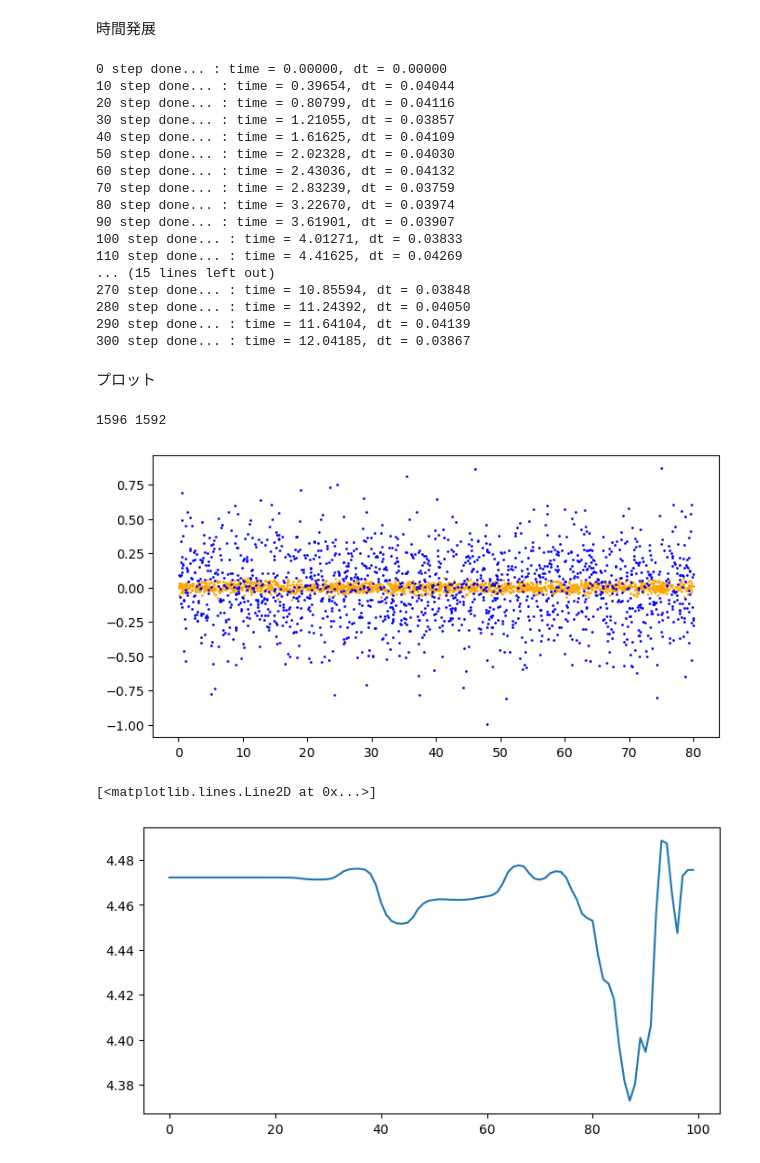
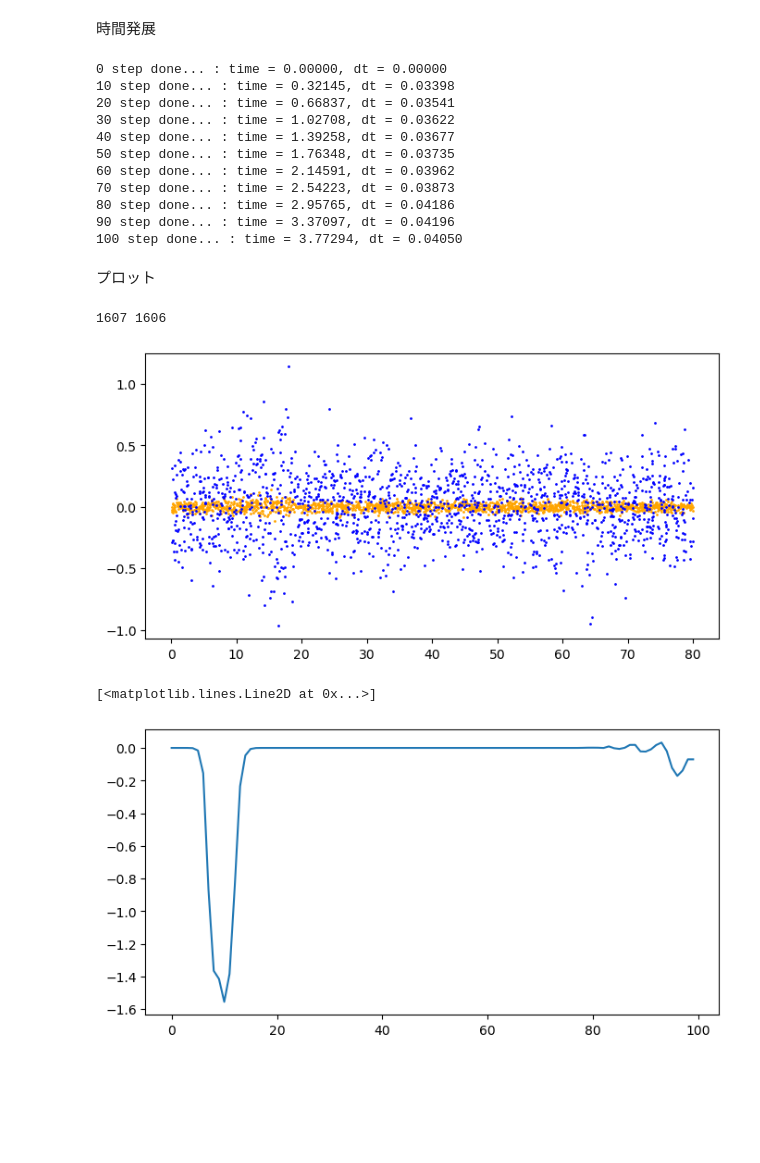
Before and after one commit to keita-akutagawa/MHD-PIC, a Jupyter notebook: 1D/Alfven_MHD-PIC.ipynb, the cells around one changed output. Cells and saved outputs as stored; diff of their text form; code cells hidden in the pictures; blank space fills up the shorter version.

```diff
--- a/1D/Alfven_MHD-PIC.ipynb
+++ b/1D/Alfven_MHD-PIC.ipynb
@@ -922,7 +924,7 @@ index_interface_pic_end = 20
 #STEP1:PICとMHDの時間を合わせる
 #以下、t1からt2に時間発展させるとする
 #ただし、t2 = t1 + dt_mhdとする
-steps = 300
+steps = 1000
 time = 0.0
 for step in range(steps+1):
 
@@ -1091,45 +1093,39 @@ for step in range(steps+1):
             )
 # %% [output]
 0 step done... : time = 0.00000, dt = 0.00000
-10 step done... : time = 0.39654, dt = 0.04044
-20 step done... : time = 0.80799, dt = 0.04116
-30 step done... : time = 1.21055, dt = 0.03857
-40 step done... : time = 1.61625, dt = 0.04109
-50 step done... : time = 2.02328, dt = 0.04030
-60 step done... : time = 2.43036, dt = 0.04132
-70 step done... : time = 2.83239, dt = 0.03759
-80 step done... : time = 3.22670, dt = 0.03974
-90 step done... : time = 3.61901, dt = 0.03907
-100 step done... : time = 4.01271, dt = 0.03833
-110 step done... : time = 4.41625, dt = 0.04269
-... (15 lines left out)
-270 step done... : time = 10.85594, dt = 0.03848
-280 step done... : time = 11.24392, dt = 0.04050
-290 step done... : time = 11.64104, dt = 0.04139
-300 step done... : time = 12.04185, dt = 0.03867
+10 step done... : time = 0.32145, dt = 0.03398
+20 step done... : time = 0.66837, dt = 0.03541
+30 step done... : time = 1.02708, dt = 0.03622
+40 step done... : time = 1.39258, dt = 0.03677
+50 step done... : time = 1.76348, dt = 0.03735
+60 step done... : time = 2.14591, dt = 0.03962
+70 step done... : time = 2.54223, dt = 0.03873
+80 step done... : time = 2.95765, dt = 0.04186
+90 step done... : time = 3.37097, dt = 0.04196
+100 step done... : time = 3.77294, dt = 0.04050
 # %% [markdown]
 プロット
 # %%
 fig = plt.figure(figsize=(8, 4))
 ax1 = fig.add_subplot(111)
 
-k = 300
+k = 1000
 x_ion = np.load(f"results_MH_alfven/x_ion_{k}.npy")
 x_electron = np.load(f"results_MH_alfven/x_electron_{k}.npy")
 v_ion = np.load(f"results_MH_alfven/v_ion_{k}.npy")
 v_electron = np.load(f"results_MH_alfven/v_electron_{k}.npy")
 
 plt.scatter(x_ion[0, :], v_ion[0, :], s=1, color='orange')
 plt.scatter(x_electron[0, :], v_electron[0, :], s=1, color='blue')
 print(x_ion.shape[1], x_electron.shape[1])
 # %% [output]
-1596 1592
+1607 1606
-[figure, old version]
+[figure, new version]
 # %%
 fig = plt.figure(figsize=(8, 4))
 ax1 = fig.add_subplot(111)
 
-k = 300
+k = 10
 U = np.load(f"results_MH_alfven/U1_{k}.npy")
 rho = U[0, :]
 u = U[1, :] / rho
@@ -1139,10 +1135,10 @@ Bx = U[4, :]
 By = U[5, :]
 Bz = U[6, :]
 
-plt.plot(x_coordinate_mhd, Bz)
+plt.plot(x_coordinate_mhd, u)
 # %% [output]
 [<matplotlib.lines.Line2D at 0x...>]
-[figure, old version]
+[figure, new version]
 # %%
 fig = plt.figure(figsize=(8, 4))
 ax1 = fig.add_subplot(111)
```
Also changed, not shown: parts of 2 cells of this notebook.
